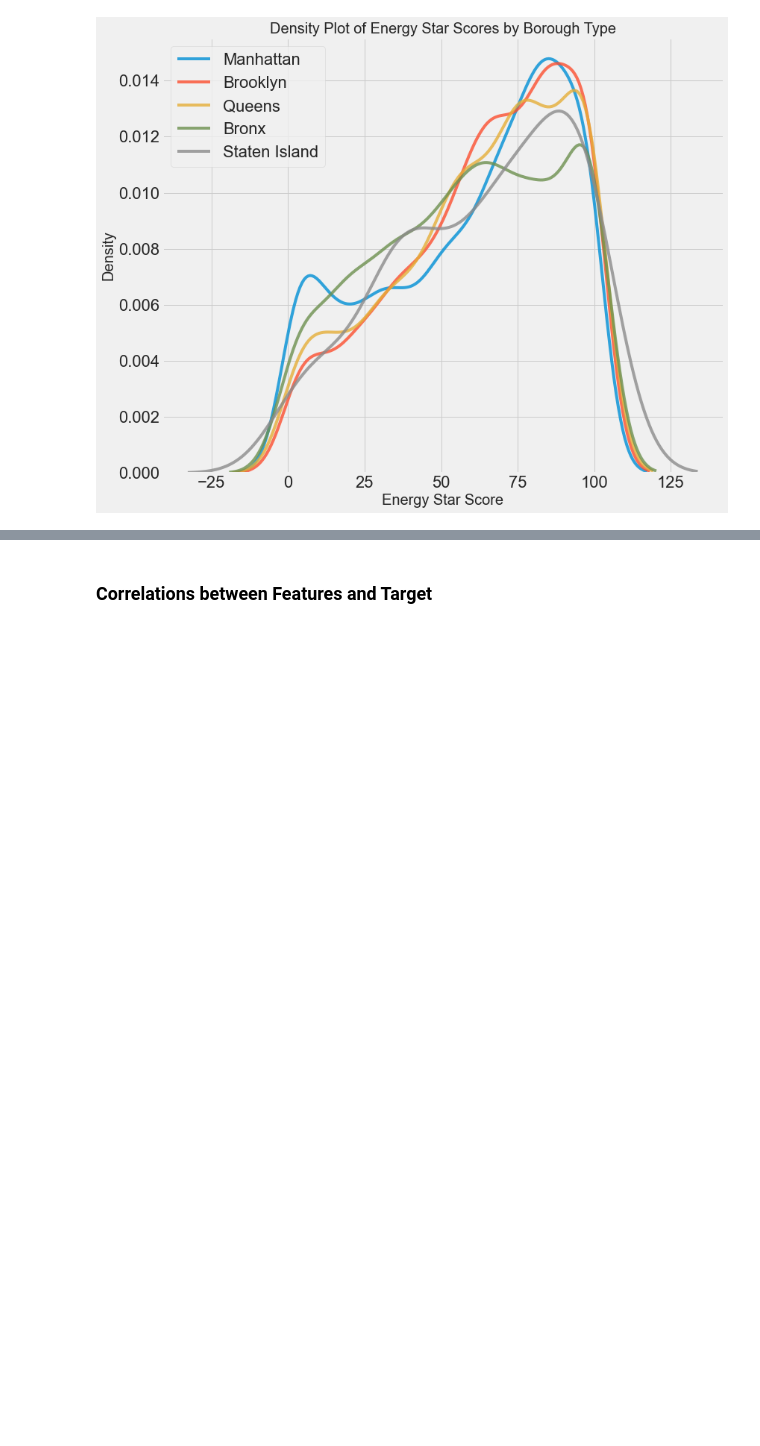
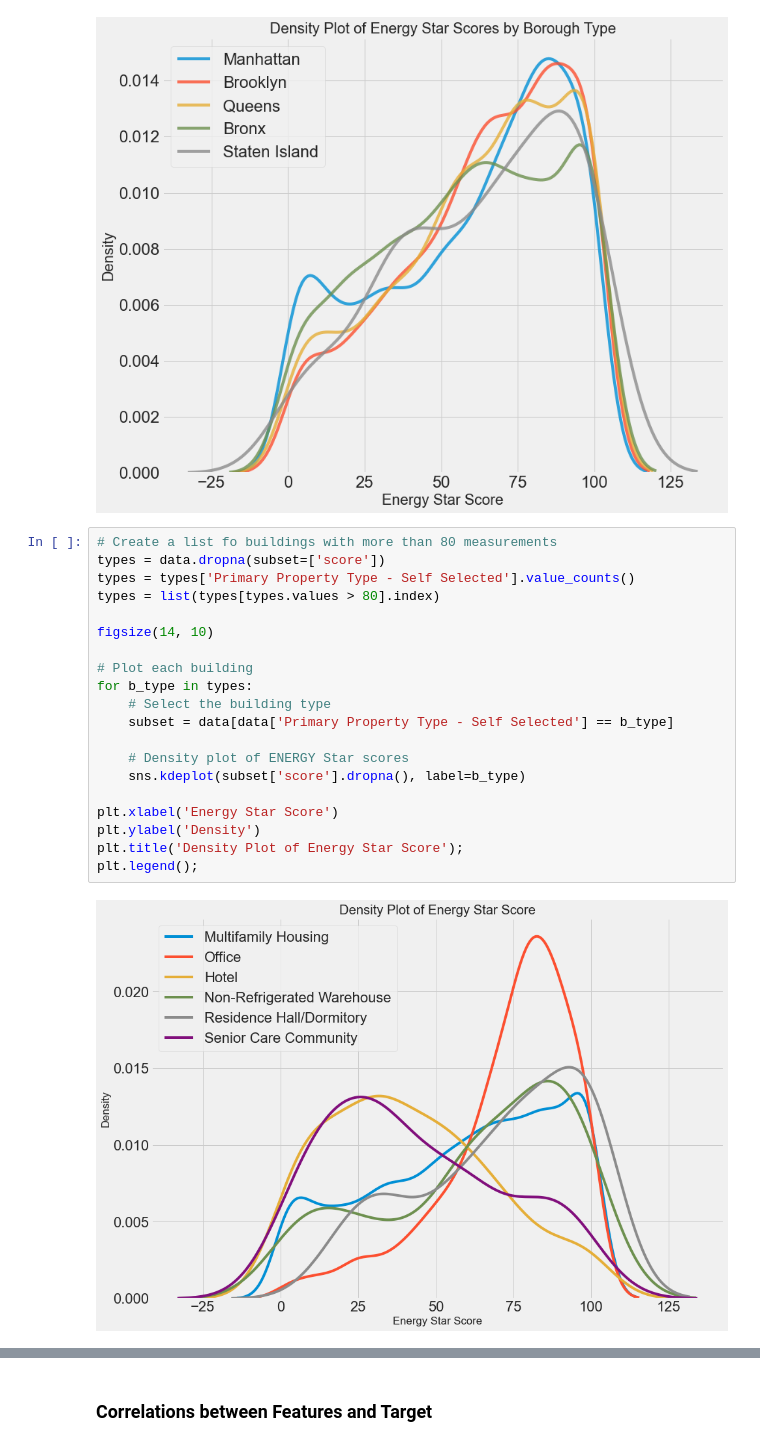
Before and after one commit to AlexeiSah/NYC_benchmarking, a Jupyter notebook: Basic_work_with_data.ipynb, the cells around one changed output, grey strips where cells are left out. Saved outputs shown, nothing was run; the diff lists cells and outputs as text; blank space fills up the shorter version.

Commit message:
In this notebook, I have done basic transformations of the initial data.

```diff
--- a/Basic_work_with_data.ipynb
+++ b/Basic_work_with_data.ipynb
@@ -218,3 +221,25 @@ plt.title('Density Plot of Energy Star Scores by Borough Type', size=20)
 plt.legend();
 # %% [output]
 [figure]
+# %%
+# Create a list fo buildings with more than 80 measurements
+types = data.dropna(subset=['score'])
+types = types['Primary Property Type - Self Selected'].value_counts()
+types = list(types[types.values > 80].index)
+
+figsize(14, 10)
+
+# Plot each building
+for b_type in types:
+    # Select the building type
+    subset = data[data['Primary Property Type - Self Selected'] == b_type]
+
+    # Density plot of ENERGY Star scores
+    sns.kdeplot(subset['score'].dropna(), label=b_type)
+
+plt.xlabel('Energy Star Score')
+plt.ylabel('Density')
+plt.title('Density Plot of Energy Star Score');
+plt.legend();
+# %% [output]
+[figure, added]
```
Also changed, not shown: parts of 12 cells of this notebook.
